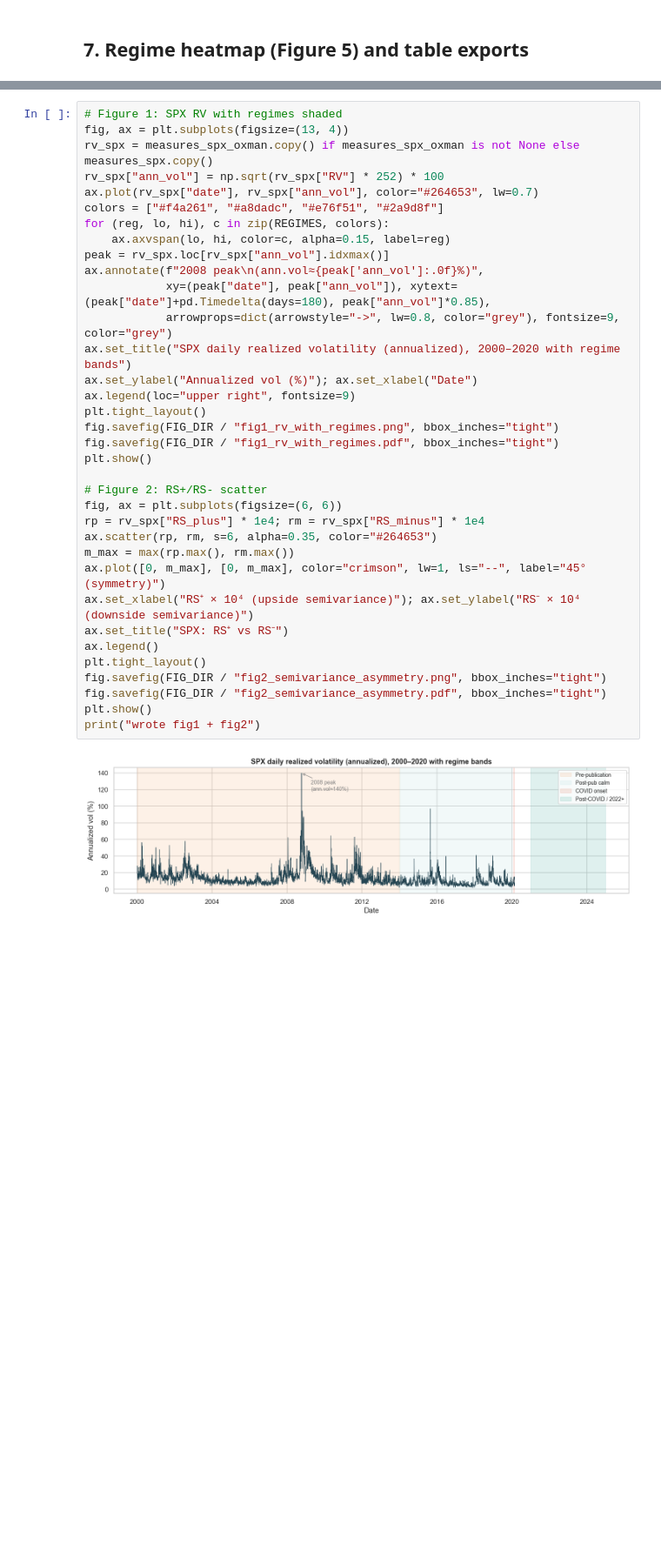
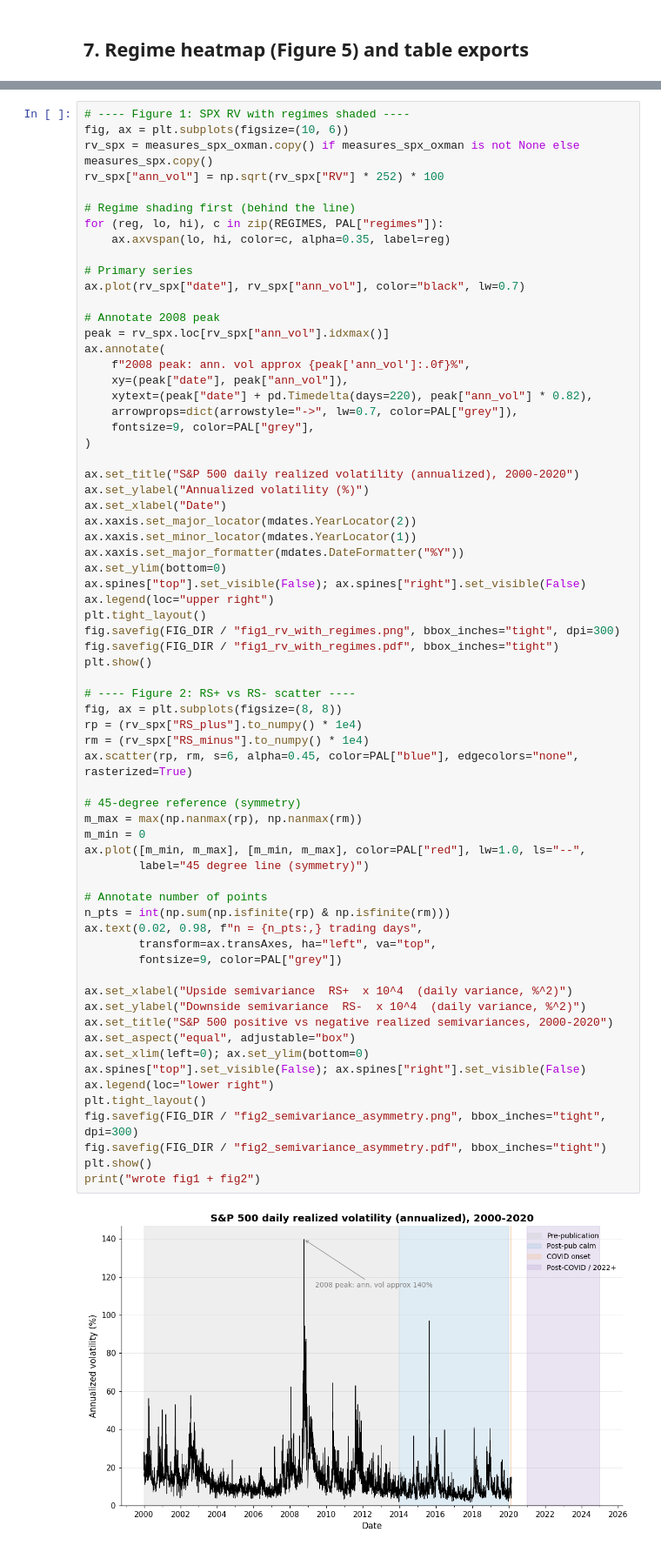
Before and after one commit to atirupati7/harq-volatility-forecasting, a Jupyter notebook: harq_analysis.ipynb, the cells around one changed output, grey strips where cells are left out. Shown at 87% size. Drawn from its saved outputs; the diff is of its cells as text; blank space fills up the shorter version.

```diff
--- a/harq_analysis.ipynb
+++ b/harq_analysis.ipynb
@@ -1150,39 +1232,71 @@ print(f"wrote {TBL_DIR / 'table5_heatmap_data.csv'}")
 wrote figures/fig5_regime_heatmap.(png|pdf)
 wrote /Users/aprameyatirupati/Documents/Georgia Tech/Projects/mentorship_project/harq-volatility-forecasting/tables/table5_heatmap_data.csv
 # %%
-# Figure 1: SPX RV with regimes shaded
-fig, ax = plt.subplots(figsize=(13, 4))
+# ---- Figure 1: SPX RV with regimes shaded ----
+fig, ax = plt.subplots(figsize=(10, 6))
 rv_spx = measures_spx_oxman.copy() if measures_spx_oxman is not None else measures_spx.copy()
 rv_spx["ann_vol"] = np.sqrt(rv_spx["RV"] * 252) * 100
-ax.plot(rv_spx["date"], rv_spx["ann_vol"], color="#264653", lw=0.7)
-colors = ["#f4a261", "#a8dadc", "#e76f51", "#2a9d8f"]
-for (reg, lo, hi), c in zip(REGIMES, colors):
-    ax.axvspan(lo, hi, color=c, alpha=0.15, label=reg)
+
+# Regime shading first (behind the line)
+for (reg, lo, hi), c in zip(REGIMES, PAL["regimes"]):
+    ax.axvspan(lo, hi, color=c, alpha=0.35, label=reg)
+
+# Primary series
+ax.plot(rv_spx["date"], rv_spx["ann_vol"], color="black", lw=0.7)
+
+# Annotate 2008 peak
 peak = rv_spx.loc[rv_spx["ann_vol"].idxmax()]
-ax.annotate(f"2008 peak\n(ann.vol≈{peak['ann_vol']:.0f}%)",
-            xy=(peak["date"], peak["ann_vol"]), xytext=(peak["date"]+pd.Timedelta(days=180), peak["ann_vol"]*0.85),
-            arrowprops=dict(arrowstyle="->", lw=0.8, color="grey"), fontsize=9, color="grey")
-ax.set_title("SPX daily realized volatility (annualized), 2000–2020 with regime bands")
-ax.set_ylabel("Annualized vol (%)"); ax.set_xlabel("Date")
-ax.legend(loc="upper right", fontsize=9)
+ax.annotate(
+    f"2008 peak: ann. vol approx {peak['ann_vol']:.0f}%",
+    xy=(peak["date"], peak["ann_vol"]),
+    xytext=(peak["date"] + pd.Timedelta(days=220), peak["ann_vol"] * 0.82),
+    arrowprops=dict(arrowstyle="->", lw=0.7, color=PAL["grey"]),
+    fontsize=9, color=PAL["grey"],
+)
+
+ax.set_title("S&P 500 daily realized volatility (annualized), 2000-2020")
+ax.set_ylabel("Annualized volatility (%)")
+ax.set_xlabel("Date")
+ax.xaxis.set_major_locator(mdates.YearLocator(2))
+ax.xaxis.set_minor_locator(mdates.YearLocator(1))
+ax.xaxis.set_major_formatter(mdates.DateFormatter("%Y"))
+ax.set_ylim(bottom=0)
+ax.spines["top"].set_visible(False); ax.spines["right"].set_visible(False)
+ax.legend(loc="upper right")
 plt.tight_layout()
-fig.savefig(FIG_DIR / "fig1_rv_with_regimes.png", bbox_inches="tight")
+fig.savefig(FIG_DIR / "fig1_rv_with_regimes.png", bbox_inches="tight", dpi=300)
 fig.savefig(FIG_DIR / "fig1_rv_with_regimes.pdf", bbox_inches="tight")
 plt.show()
 
-# Figure 2: RS+/RS- scatter
-fig, ax = plt.subplots(figsize=(6, 6))
-rp = rv_spx["RS_plus"] * 1e4; rm = rv_spx["RS_minus"] * 1e4
-ax.scatter(rp, rm, s=6, alpha=0.35, color="#264653")
-m_max = max(rp.max(), rm.max())
-ax.plot([0, m_max], [0, m_max], color="crimson", lw=1, ls="--", label="45° (symmetry)")
-ax.set_xlabel("RS⁺ × 10⁴ (upside semivariance)"); ax.set_ylabel("RS⁻ × 10⁴ (downside semivariance)")
-ax.set_title("SPX: RS⁺ vs RS⁻")
-ax.legend()
+# ---- Figure 2: RS+ vs RS- scatter ----
+fig, ax = plt.subplots(figsize=(8, 8))
+rp = (rv_spx["RS_plus"].to_numpy() * 1e4)
+rm = (rv_spx["RS_minus"].to_numpy() * 1e4)
+ax.scatter(rp, rm, s=6, alpha=0.45, color=PAL["blue"], edgecolors="none", rasterized=True)
+
+# 45-degree reference (symmetry)
+m_max = max(np.nanmax(rp), np.nanmax(rm))
+m_min = 0
+ax.plot([m_min, m_max], [m_min, m_max], color=PAL["red"], lw=1.0, ls="--",
+        label="45 degree line (symmetry)")
+
+# Annotate number of points
+n_pts = int(np.sum(np.isfinite(rp) & np.isfinite(rm)))
+ax.text(0.02, 0.98, f"n = {n_pts:,} trading days",
+        transform=ax.transAxes, ha="left", va="top",
+        fontsize=9, color=PAL["grey"])
+
+ax.set_xlabel("Upside semivariance  RS+  x 10^4  (daily variance, %^2)")
+ax.set_ylabel("Downside semivariance  RS-  x 10^4  (daily variance, %^2)")
+ax.set_title("S&P 500 positive vs negative realized semivariances, 2000-2020")
+ax.set_aspect("equal", adjustable="box")
+ax.set_xlim(left=0); ax.set_ylim(bottom=0)
+ax.spines["top"].set_visible(False); ax.spines["right"].set_visible(False)
+ax.legend(loc="lower right")
 plt.tight_layout()
-fig.savefig(FIG_DIR / "fig2_semivariance_asymmetry.png", bbox_inches="tight")
+fig.savefig(FIG_DIR / "fig2_semivariance_asymmetry.png", bbox_inches="tight", dpi=300)
 fig.savefig(FIG_DIR / "fig2_semivariance_asymmetry.pdf", bbox_inches="tight")
 plt.show()
 print("wrote fig1 + fig2")
 # %% [output]
-[figure, old version]
+[figure, new version]
```
Also changed, not shown: parts of 6 cells of this notebook, 12 other files.
